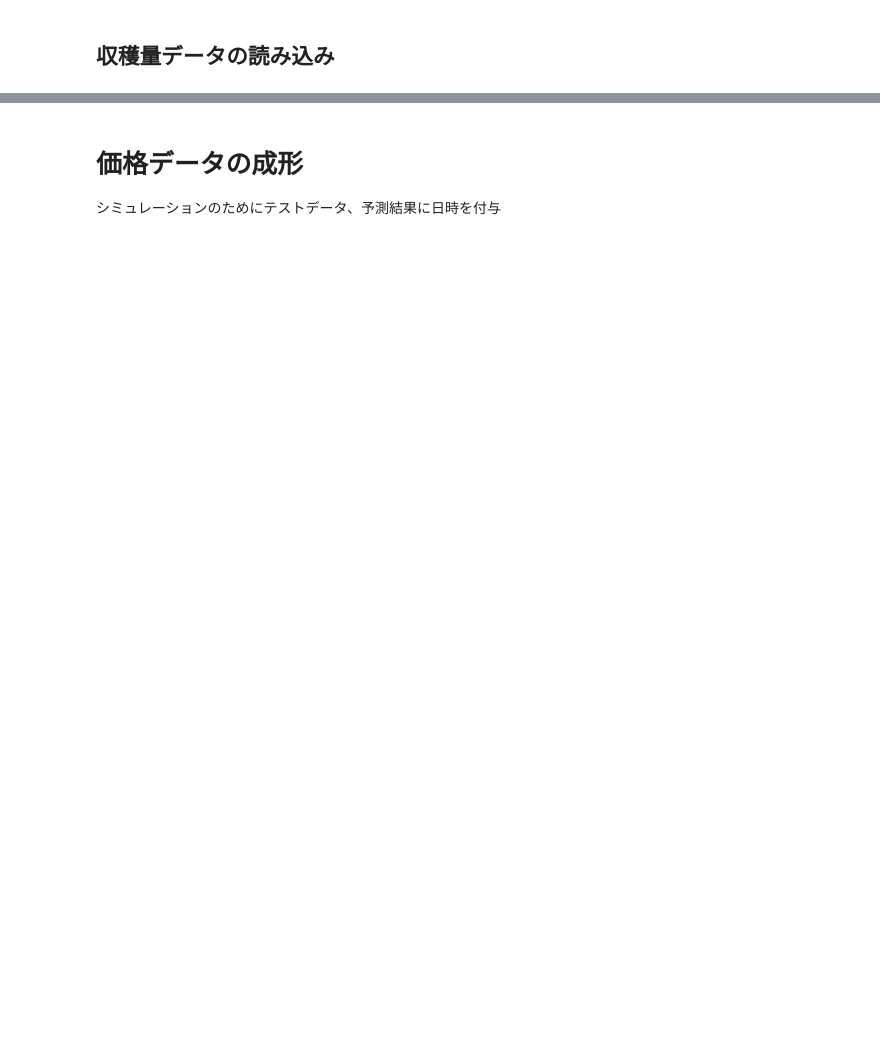
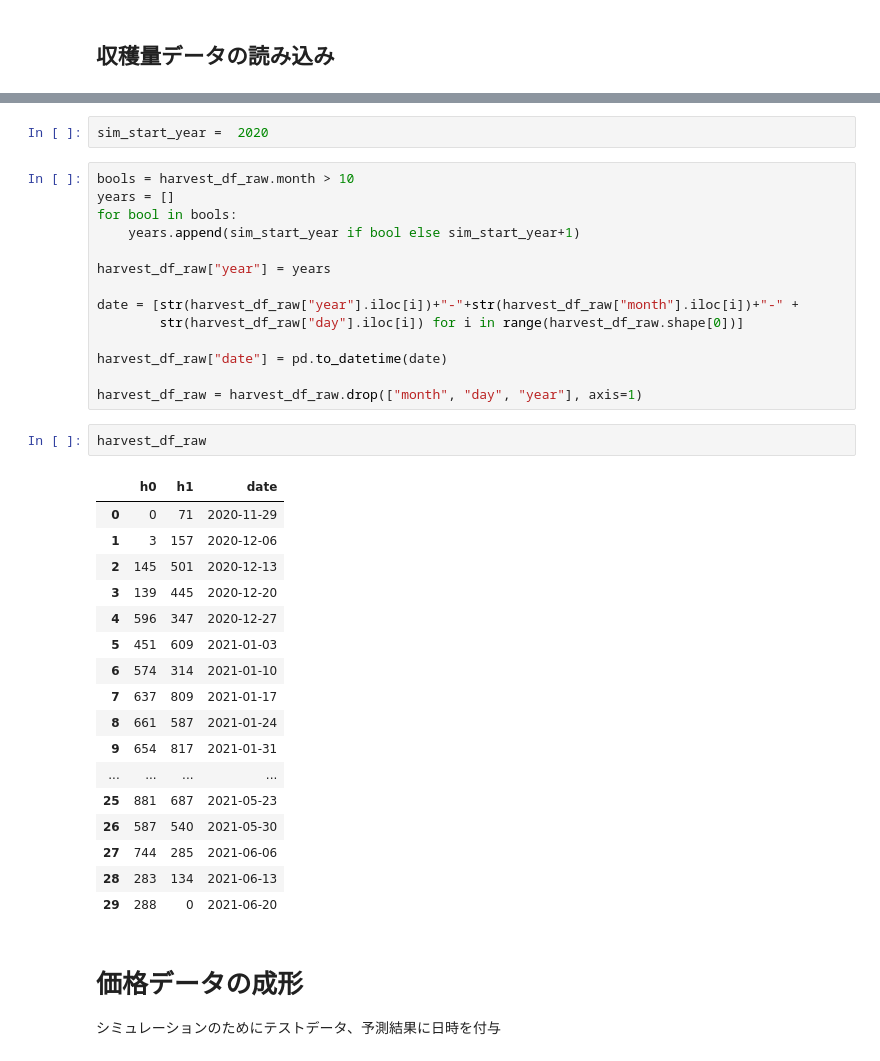
Before and after one commit to goemon8787/strawberry, a Jupyter notebook: notebooks/analysis6.ipynb, the cells around one changed output, grey strips where cells are left out. Cells and saved outputs as stored; diff of their text form; blank space fills up the shorter version.

```diff
--- a/notebooks/analysis6.ipynb
+++ b/notebooks/analysis6.ipynb
@@ -282,3 +262,39 @@ df.tail(20)
+# %%
+sim_start_year =  2020
+# %%
+bools = harvest_df_raw.month > 10
+years = []
+for bool in bools:
+    years.append(sim_start_year if bool else sim_start_year+1)
+
+harvest_df_raw["year"] = years
+
+date = [str(harvest_df_raw["year"].iloc[i])+"-"+str(harvest_df_raw["month"].iloc[i])+"-" +
+        str(harvest_df_raw["day"].iloc[i]) for i in range(harvest_df_raw.shape[0])]
+
+harvest_df_raw["date"] = pd.to_datetime(date)
+
+harvest_df_raw = harvest_df_raw.drop(["month", "day", "year"], axis=1)
+# %%
+harvest_df_raw
+# %% [output]
+|  | h0 | h1 | date |
+| 0 | 0 | 71 | 2020-11-29 |
+| 1 | 3 | 157 | 2020-12-06 |
+| 2 | 145 | 501 | 2020-12-13 |
+| 3 | 139 | 445 | 2020-12-20 |
+| 4 | 596 | 347 | 2020-12-27 |
+| 5 | 451 | 609 | 2021-01-03 |
+| 6 | 574 | 314 | 2021-01-10 |
+| 7 | 637 | 809 | 2021-01-17 |
+| 8 | 661 | 587 | 2021-01-24 |
+| 9 | 654 | 817 | 2021-01-31 |
+| ... | ... | ... | ... |
+| 25 | 881 | 687 | 2021-05-23 |
+| 26 | 587 | 540 | 2021-05-30 |
+| 27 | 744 | 285 | 2021-06-06 |
+| 28 | 283 | 134 | 2021-06-13 |
+| 29 | 288 | 0 | 2021-06-20 |
 # %% [markdown]
 # 価格データの成形
 シミュレーションのためにテストデータ、予測結果に日時を付与
```
Also changed, not shown: parts of 32 cells of this notebook, 1 other file.
